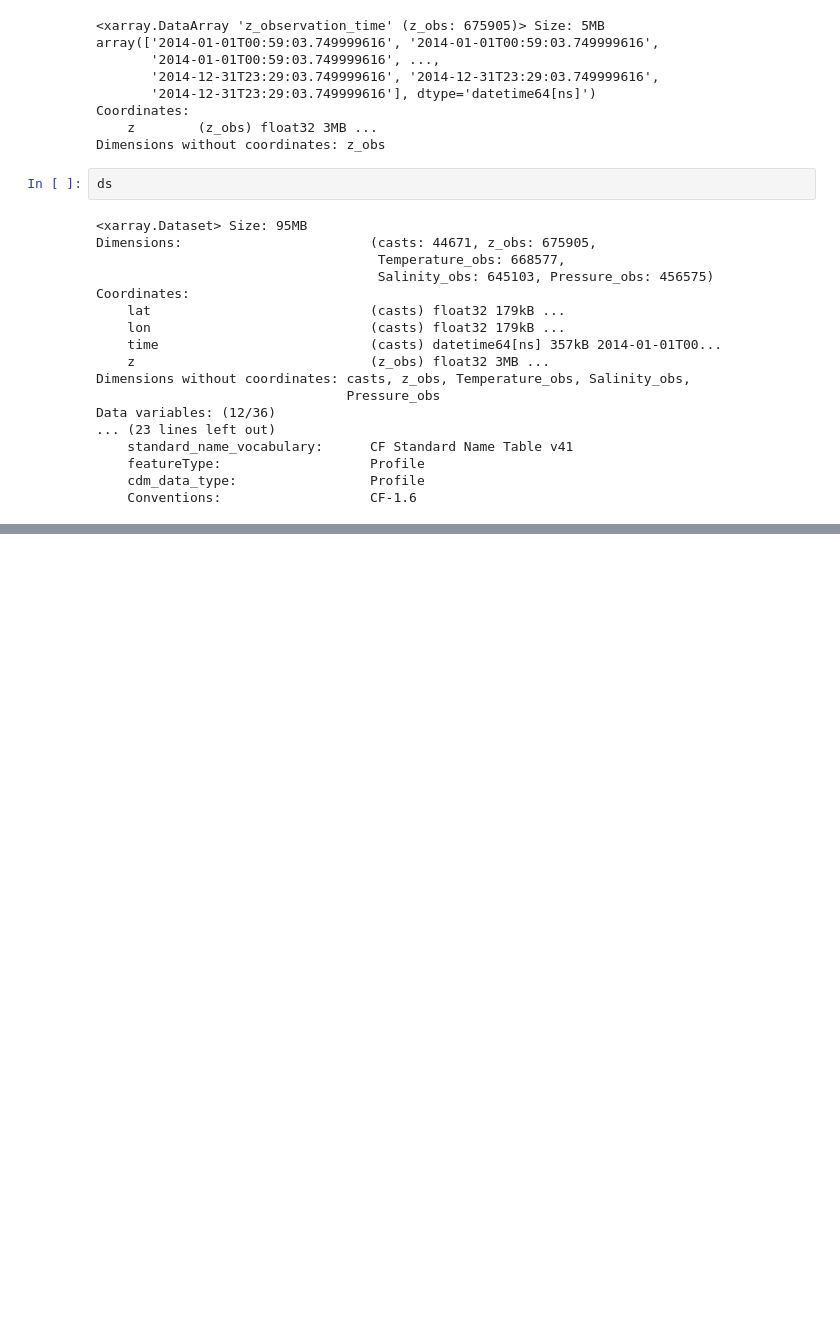
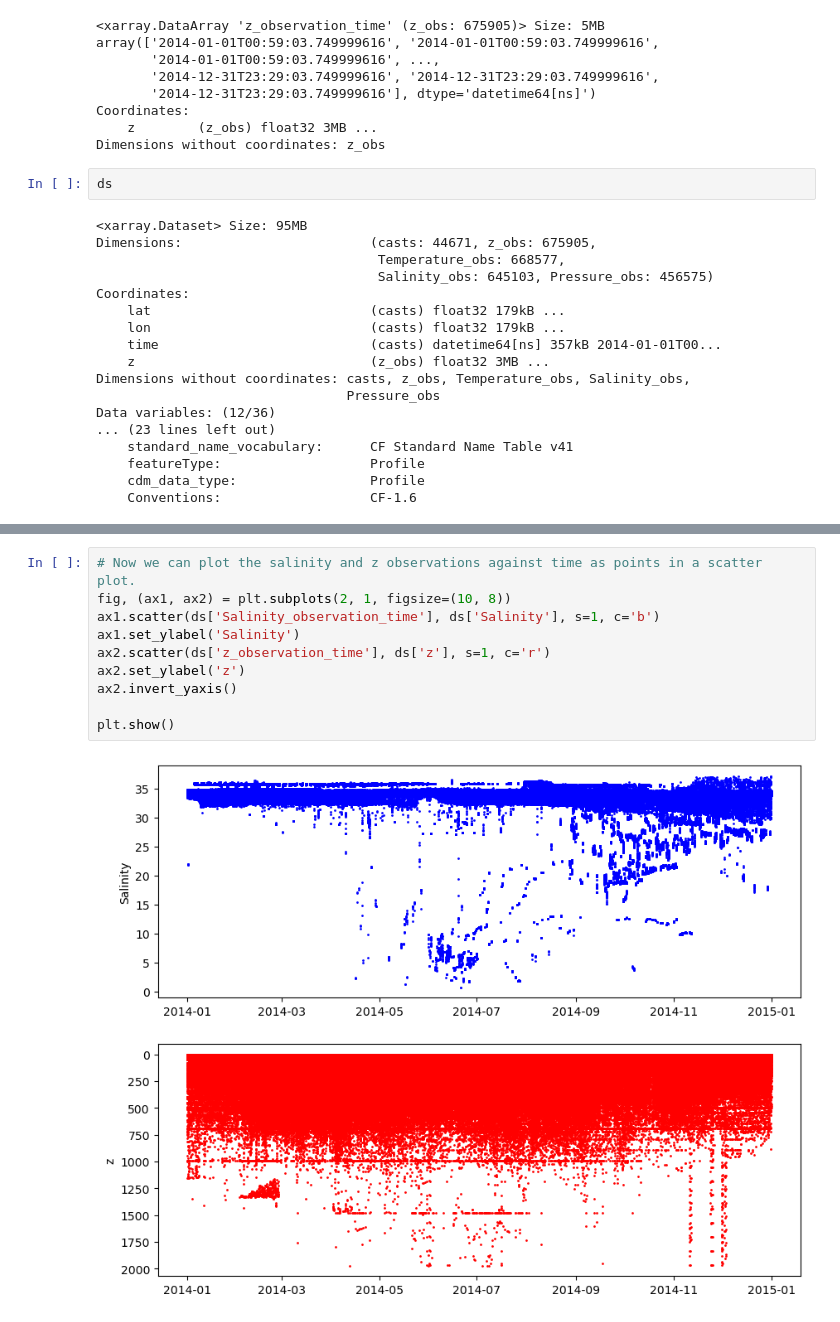
Before and after one commit to mylesmc123/WorldOceanDataBaseTest, a Jupyter notebook: dev.ipynb, the cells around one changed output, grey strips where cells are left out. Saved outputs shown, nothing was run; the diff lists cells and outputs as text; blank space fills up the shorter version.

```diff
--- a/dev.ipynb
+++ b/dev.ipynb
@@ -106,0 +137,12 @@ plt.plot(ds['Salinity_with_time'], ds['Salinity_obs'])
+# %%
+# Now we can plot the salinity and z observations against time as points in a scatter plot.
+fig, (ax1, ax2) = plt.subplots(2, 1, figsize=(10, 8))
+ax1.scatter(ds['Salinity_observation_time'], ds['Salinity'], s=1, c='b')
+ax1.set_ylabel('Salinity')
+ax2.scatter(ds['z_observation_time'], ds['z'], s=1, c='r')
+ax2.set_ylabel('z')
+ax2.invert_yaxis()
+
+plt.show()
+# %% [output]
+[figure, added]
```
Also changed, not shown: parts of 10 cells of this notebook.
